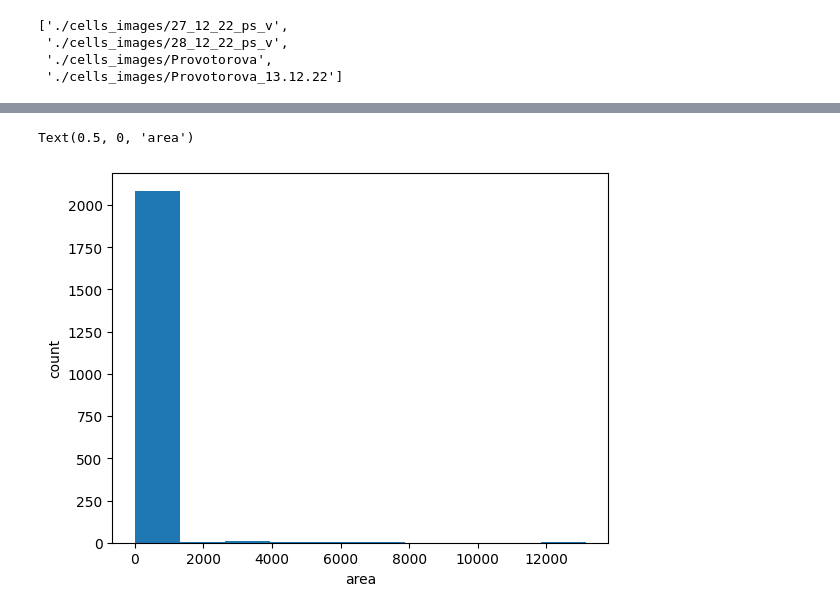
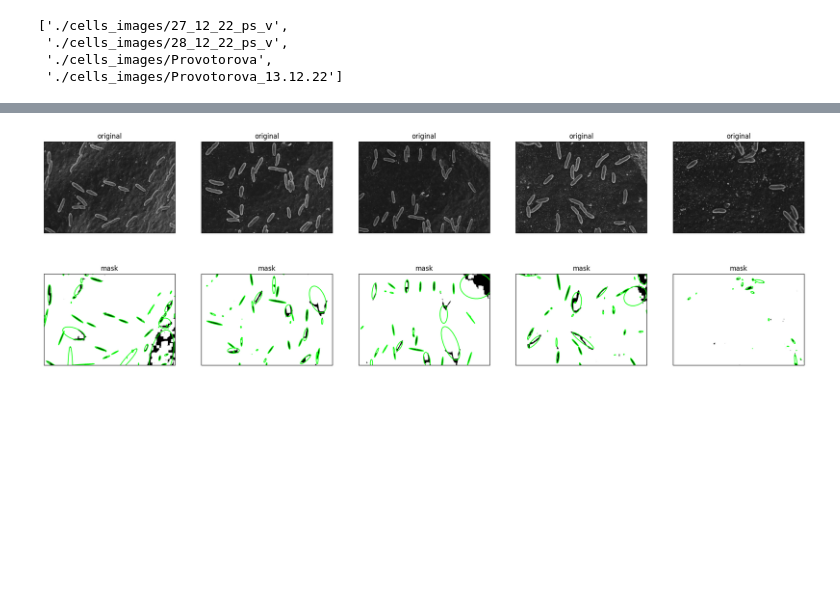
Before and after one commit to tcaty/opencv-cells-detection, a Jupyter notebook: notebooks/simple_blod_detector/notebook.ipynb, the cells around one changed output, grey strips where cells are left out. Drawn from its saved outputs; the diff is of its cells as text; code cells hidden in the pictures; blank space fills up the shorter version.

```diff
--- a/notebooks/simple_blod_detector/notebook.ipynb
+++ b/notebooks/simple_blod_detector/notebook.ipynb
@@ -20,35 +20,3 @@ subfolders
  './cells_images/28_12_22_ps_v',
  './cells_images/Provotorova',
  './cells_images/Provotorova_13.12.22']
-# %%
-image = copy(folders_with_images[1][1])
-
-params = cv.SimpleBlobDetector_Params()
-params.filterByInertia = False
-params.filterByConvexity = True
-params.minConvexity = 0.8
-params.filterByCircularity = True
-params.minCircularity = 0.1
-
-# ------------- contours ----------------
-image.detect_contours(alg=ContoursDetectingAlg.OTSU_BINARIZATION)
-image_rgb = cv.cvtColor(image.original, cv.COLOR_GRAY2RGB)
-contours, hierarchy = cv.findContours(image.src, cv.RETR_EXTERNAL, cv.CHAIN_APPROX_SIMPLE)
-contours = tuple(
-            [contour for contour in contours if cv.contourArea(contour) > 2000 and cv.contourArea(contour) < 15000])
-cv.drawContours(image_rgb, contours, -1, (0, 255, 0), 3)
-
-# ----------- circles -----------------
-detector = cv.SimpleBlobDetector_create(params)
-keypoints = detector.detect(image.src)
-circles = copy(image_rgb)
-for keypoint in keypoints:
-    circles = cv.circle(circles, (int(keypoint.pt[0]), int(keypoint.pt[1])), radius=5, color=(0, 255, 0), thickness=-1)
-
-show_images([
-    (image.src, 'circles'),
-    (circles, 'rgb'),
-], size_inches=(20, 20), grid=(1, 2))
-
-# res = cv.pointPolygonTest(c, (200, 1000), False) check if point inside contour
-keypoints[0].pt
@@ -58,7 +22,0 @@ keypoints[0].pt
-# %%
-plt.hist([cv.contourArea(contour) for contour in contours])
-plt.ylabel('count')
-plt.xlabel('area')
-# %% [output]
-Text(0.5, 0, 'area')
-[figure, removed]
@@ -64,0 +71,13 @@ Text(0.5, 0, 'area')
+# %%
+def show_images_with_their_masks(images: list[CellImage]):
+    copied_images = deepcopy(images)
+    originals = [(image.src, 'original') for image in copied_images]
+    masks = [(get_cells_using_sdb(image), 'mask') for image in copied_images]
+    show_images([
+      *originals,
+      *masks
+    ], grid=(2, len(copied_images)), size_inches=(25, 8))
+# %%
+show_images_with_their_masks(folders_with_images[0])
+# %% [output]
+[figure, added]
```
Also changed, not shown: parts of 2 cells of this notebook, 1 other file.
